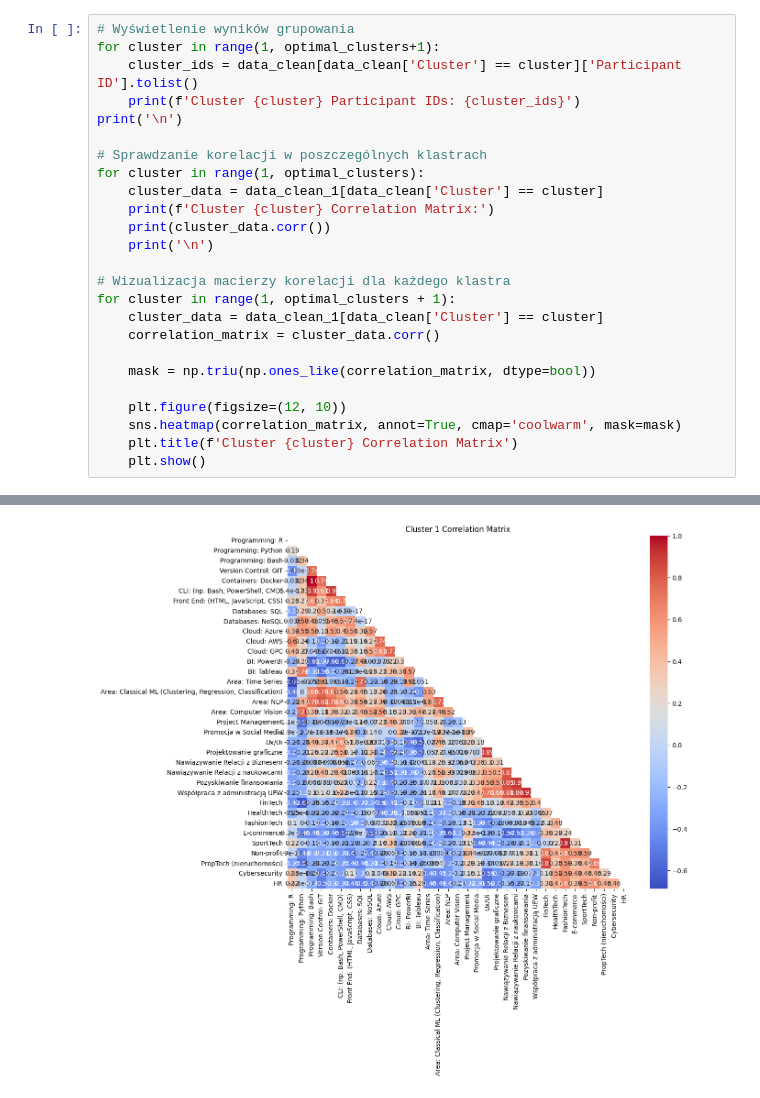
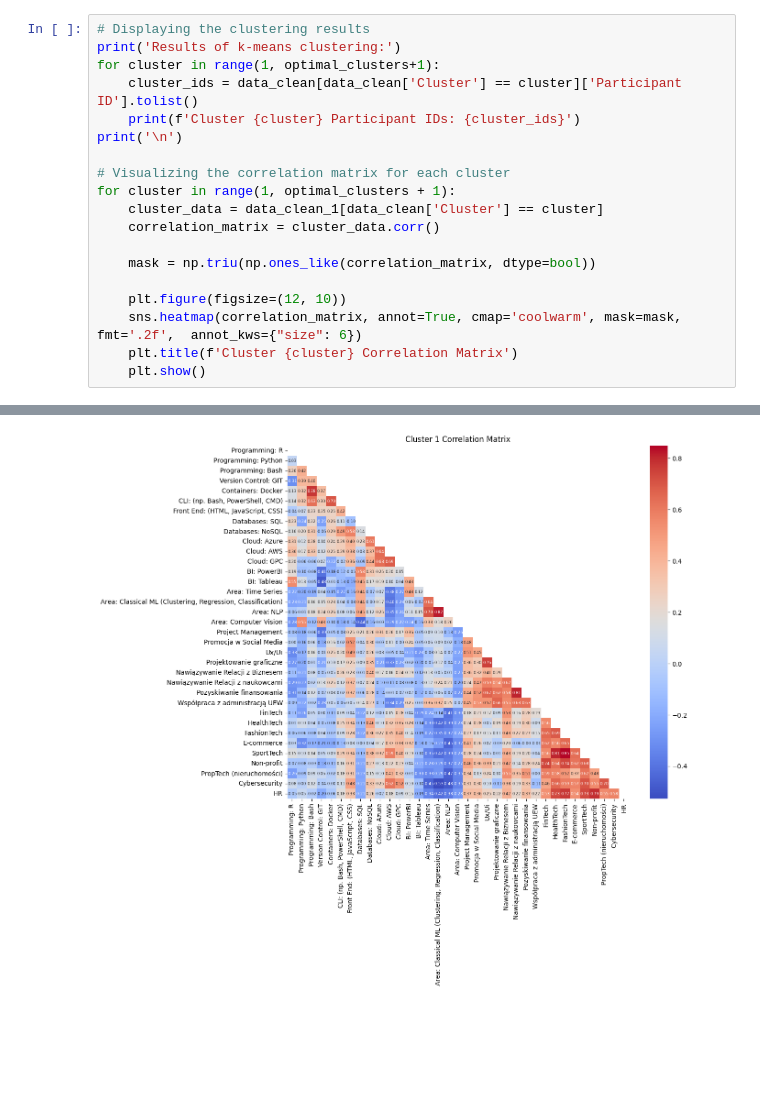
Before and after one commit to Zdanekk/Projekt-people-analytics, a Jupyter notebook: notebooks/04_K-means.ipynb, the cells around one changed output, grey strips where cells are left out. Drawn from its saved outputs; the diff is of its cells as text; blank space fills up the shorter version.

```diff
--- a/notebooks/04_K-means.ipynb
+++ b/notebooks/04_K-means.ipynb
@@ -107,18 +73,12 @@ Davies-Bouldin Index: 1.606107942590081
 # %%
-# Wyświetlenie wyników grupowania
+# Displaying the clustering results
+print('Results of k-means clustering:')
 for cluster in range(1, optimal_clusters+1):
     cluster_ids = data_clean[data_clean['Cluster'] == cluster]['Participant ID'].tolist()
     print(f'Cluster {cluster} Participant IDs: {cluster_ids}')
 print('\n')
 
-# Sprawdzanie korelacji w poszczególnych klastrach
-for cluster in range(1, optimal_clusters):
-    cluster_data = data_clean_1[data_clean['Cluster'] == cluster]
-    print(f'Cluster {cluster} Correlation Matrix:')
-    print(cluster_data.corr())
-    print('\n')
-
-# Wizualizacja macierzy korelacji dla każdego klastra
+# Visualizing the correlation matrix for each cluster
 for cluster in range(1, optimal_clusters + 1):
     cluster_data = data_clean_1[data_clean['Cluster'] == cluster]
     correlation_matrix = cluster_data.corr()
@@ -126,7 +86,7 @@ for cluster in range(1, optimal_clusters + 1):
     mask = np.triu(np.ones_like(correlation_matrix, dtype=bool))
 
     plt.figure(figsize=(12, 10))
-    sns.heatmap(correlation_matrix, annot=True, cmap='coolwarm', mask=mask)
+    sns.heatmap(correlation_matrix, annot=True, cmap='coolwarm', mask=mask, fmt='.2f',  annot_kws={"size": 6})
     plt.title(f'Cluster {cluster} Correlation Matrix')
     plt.show()
 # %% [output]
@@ -150 +96 @@ HR                                                  1.000000e+00
-[figure, old version]
+[figure, new version]
```
Also changed, not shown: parts of 4 cells of this notebook, 1 other file.
